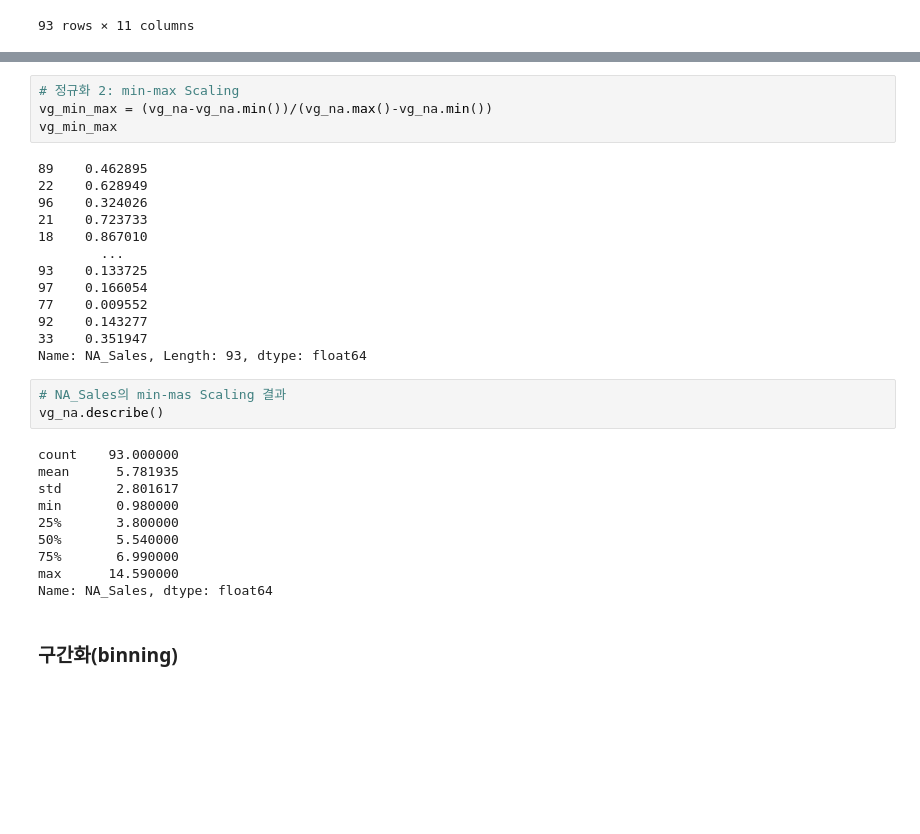
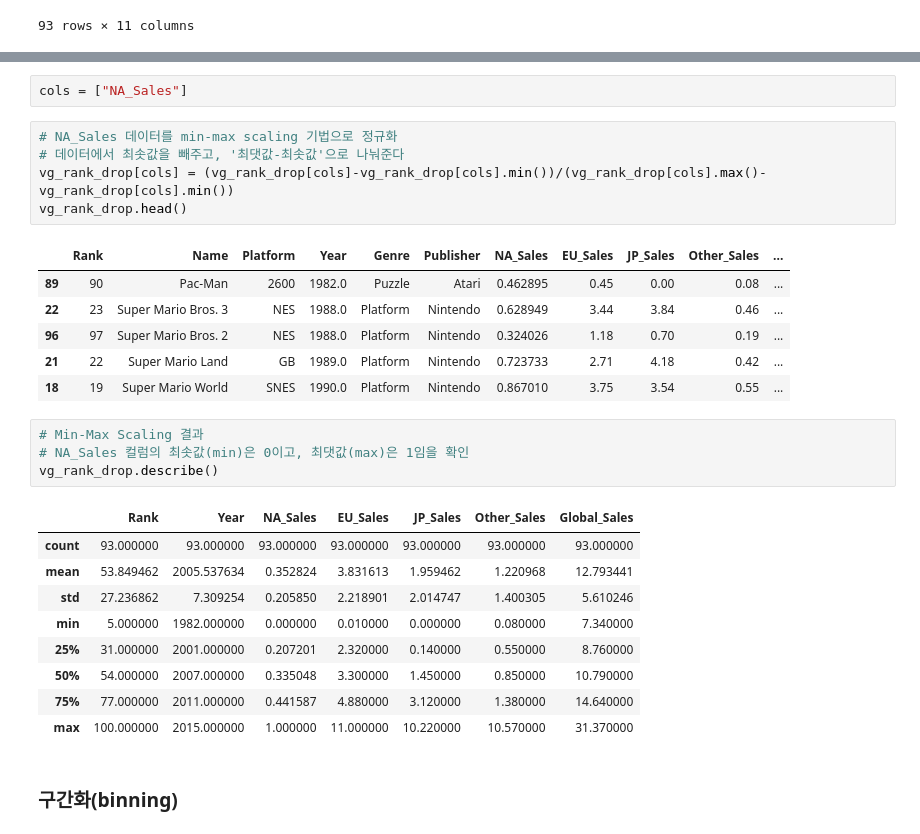
Before and after one commit to hanishereandnow/newpj, a Jupyter notebook: study/VgsalesChart.ipynb, the cells around one changed output, grey strips where cells are left out. Cells and saved outputs as stored; diff of their text form; blank space fills up the shorter version.

```diff
--- a/study/VgsalesChart.ipynb
+++ b/study/VgsalesChart.ipynb
@@ -257,32 +215,30 @@ Name: NA_Sales, dtype: float64
-# %%
-# 정규화 2: min-max Scaling
-vg_min_max = (vg_na-vg_na.min())/(vg_na.max()-vg_na.min())
-vg_min_max
-# %% [output]
-89    0.462895
-22    0.628949
-96    0.324026
-21    0.723733
-18    0.867010
-        ...
-93    0.133725
-97    0.166054
-77    0.009552
-92    0.143277
-33    0.351947
-Name: NA_Sales, Length: 93, dtype: float64
-# %%
-# NA_Sales의 min-mas Scaling 결과
-vg_na.describe()
-# %% [output]
-count    93.000000
-mean      5.781935
-std       2.801617
-min       0.980000
-25%       3.800000
-50%       5.540000
-75%       6.990000
-max      14.590000
-Name: NA_Sales, dtype: float64
+# %%
+cols = ["NA_Sales"]
+# %%
+# NA_Sales 데이터를 min-max scaling 기법으로 정규화
+# 데이터에서 최솟값을 빼주고, '최댓값-최솟값'으로 나눠준다
+vg_rank_drop[cols] = (vg_rank_drop[cols]-vg_rank_drop[cols].min())/(vg_rank_drop[cols].max()-vg_rank_drop[cols].min())
+vg_rank_drop.head()
+# %% [output]
+|  | Rank | Name | Platform | Year | Genre | Publisher | NA_Sales | EU_Sales | JP_Sales | Other_Sales | ... |
+| 89 | 90 | Pac-Man | 2600 | 1982.0 | Puzzle | Atari | 0.462895 | 0.45 | 0.00 | 0.08 | ... |
+| 22 | 23 | Super Mario Bros. 3 | NES | 1988.0 | Platform | Nintendo | 0.628949 | 3.44 | 3.84 | 0.46 | ... |
+| 96 | 97 | Super Mario Bros. 2 | NES | 1988.0 | Platform | Nintendo | 0.324026 | 1.18 | 0.70 | 0.19 | ... |
+| 21 | 22 | Super Mario Land | GB | 1989.0 | Platform | Nintendo | 0.723733 | 2.71 | 4.18 | 0.42 | ... |
+| 18 | 19 | Super Mario World | SNES | 1990.0 | Platform | Nintendo | 0.867010 | 3.75 | 3.54 | 0.55 | ... |
+# %%
+# Min-Max Scaling 결과
+# NA_Sales 컬럼의 최솟값(min)은 0이고, 최댓값(max)은 1임을 확인
+vg_rank_drop.describe()
+# %% [output]
+|  | Rank | Year | NA_Sales | EU_Sales | JP_Sales | Other_Sales | Global_Sales |
+| count | 93.000000 | 93.000000 | 93.000000 | 93.000000 | 93.000000 | 93.000000 | 93.000000 |
+| mean | 53.849462 | 2005.537634 | 0.352824 | 3.831613 | 1.959462 | 1.220968 | 12.793441 |
+| std | 27.236862 | 7.309254 | 0.205850 | 2.218901 | 2.014747 | 1.400305 | 5.610246 |
+| min | 5.000000 | 1982.000000 | 0.000000 | 0.010000 | 0.000000 | 0.080000 | 7.340000 |
+| 25% | 31.000000 | 2001.000000 | 0.207201 | 2.320000 | 0.140000 | 0.550000 | 8.760000 |
+| 50% | 54.000000 | 2007.000000 | 0.335048 | 3.300000 | 1.450000 | 0.850000 | 10.790000 |
+| 75% | 77.000000 | 2011.000000 | 0.441587 | 4.880000 | 3.120000 | 1.380000 | 14.640000 |
+| max | 100.000000 | 2015.000000 | 1.000000 | 11.000000 | 10.220000 | 10.570000 | 31.370000 |
 # %% [markdown]
 ### 구간화(binning)
```
Also changed, not shown: parts of 13 cells of this notebook, 1 other file.
